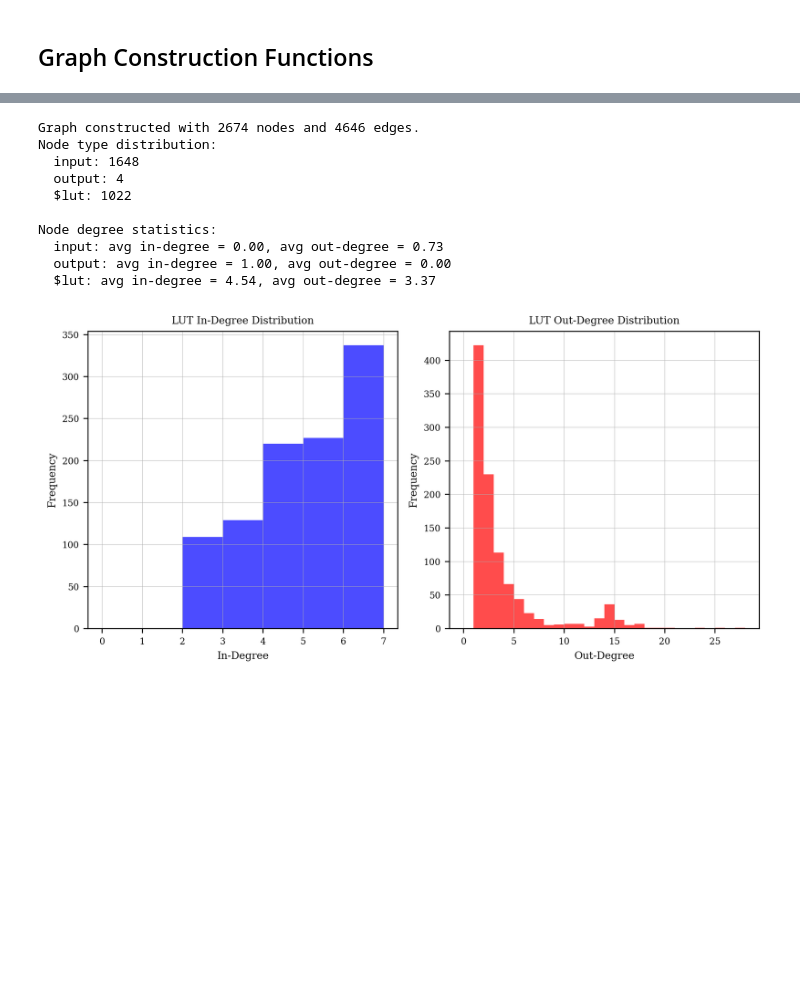
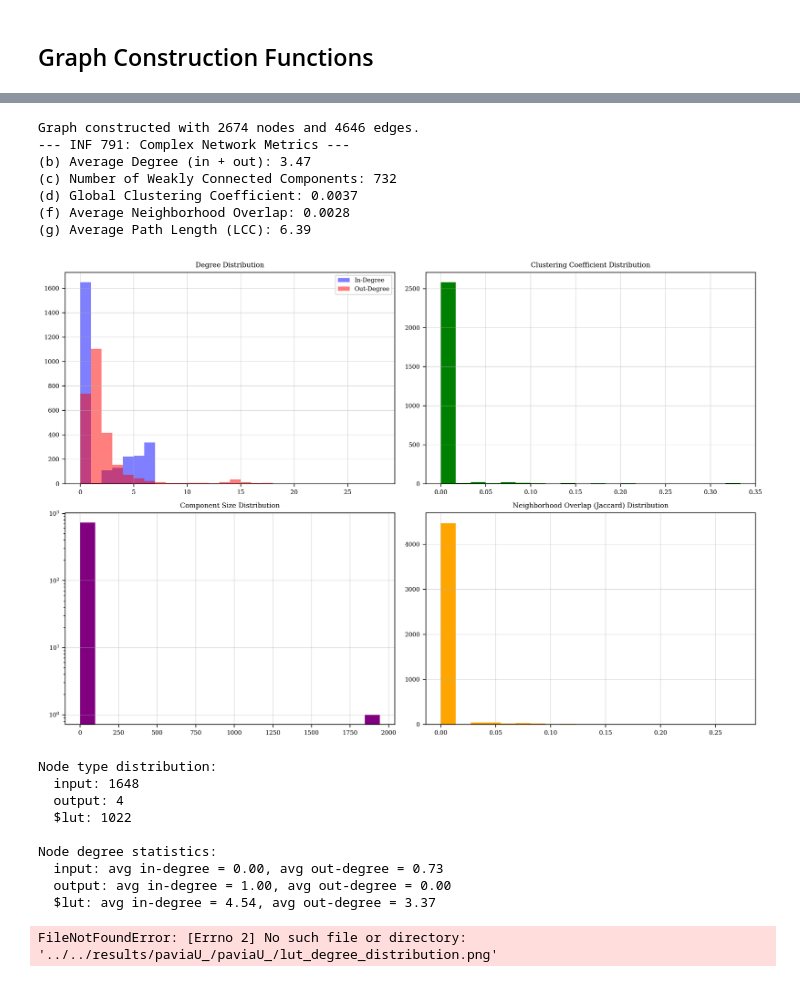
Before and after one commit to Olavo-B/LUT2Graph, a Jupyter notebook: misc/examples/lut2networkx.ipynb, the cells around one changed output, grey strips where cells are left out. Saved outputs shown, nothing was run; the diff lists cells and outputs as text; code cells hidden in the pictures; blank space fills up the shorter version.

```diff
--- a/misc/examples/lut2networkx.ipynb
+++ b/misc/examples/lut2networkx.ipynb
@@ -61,11 +61,12 @@ plt.rcParams.update({
 })
 # %%
 DATA_PATH = Path("../data")
-RESULTS_PATH = Path("../../results")
+
+GRAPH_NAME = "paviaU_"
+JSON_FILE = DATA_PATH / f"{GRAPH_NAME}.json"
+
+RESULTS_PATH = Path("../../results") / GRAPH_NAME
 RESULTS_PATH.mkdir(parents=True, exist_ok=True)
-
-GRAPH_NAME = "result"
-JSON_FILE = DATA_PATH / f"{GRAPH_NAME}.json"
 # %% [markdown]
 ## Visualization Functions
 # %%
@@ -199,7 +262,12 @@ def get_edge_strength(graph, edge):
 # Execute the pipeline
 G = build_graph_from_yosys(JSON_FILE)
 
+# Export to gephi
+nx.write_gexf(G, RESULTS_PATH / "graph.gexf")
+
 print(f"Graph constructed with {G.number_of_nodes()} nodes and {G.number_of_edges()} edges.")
+
+calculate_tp1_metrics(G)
 
 # Get node statistics
 node_types = {}
@@ -223,41 +291,48 @@ for node, data in G.nodes(data=True):
             'out_degree': []
         }
 
     degree_stats[node_type]['in_degree'].append(in_degree)
     degree_stats[node_type]['out_degree'].append(out_degree)
 print("\nNode degree statistics:")
 for node_type, stats in degree_stats.items():
     avg_in = np.mean(stats['in_degree'])
     avg_out = np.mean(stats['out_degree'])
     print(f"  {node_type}: avg in-degree = {avg_in:.2f}, avg out-degree = {avg_out:.2f}")
 
 # Plot degree distribution for LUT nodes
 lut_in_degrees = degree_stats.get('$lut', {}).get('in_degree', [])
 lut_out_degrees = degree_stats.get('$lut', {}).get('out_degree', [])
 plt.figure(figsize=(8, 4))
 plt.subplot(1, 2, 1)
 plt.hist(lut_in_degrees, bins=range(max(lut_in_degrees)+2
 ), alpha=0.7, color='blue')
 plt.title('LUT In-Degree Distribution')
 plt.xlabel('In-Degree')
 plt.ylabel('Frequency')
 plt.subplot(1, 2, 2)
 plt.hist(lut_out_degrees, bins=range(max(lut_out_degrees)+2), alpha=0.7, color='red')
 plt.title('LUT Out-Degree Distribution')
 plt.xlabel('Out-Degree')
 plt.ylabel('Frequency')
 plt.tight_layout()
-plt.savefig(RESULTS_PATH / GRAPH_NAME / "lut_degree_distribution.png")
+plt.savefig(RESULTS_PATH  / "lut_degree_distribution.png")
 plt.show()
 # %% [output]
 Graph constructed with 2674 nodes and 4646 edges.
-Node type distribution:
-  input: 1648
-  output: 4
-  $lut: 1022
-
-Node degree statistics:
-  input: avg in-degree = 0.00, avg out-degree = 0.73
-  output: avg in-degree = 1.00, avg out-degree = 0.00
-  $lut: avg in-degree = 4.54, avg out-degree = 3.37
+--- INF 791: Complex Network Metrics ---
+(b) Average Degree (in + out): 3.47
+(c) Number of Weakly Connected Components: 732
+(d) Global Clustering Coefficient: 0.0037
+(f) Average Neighborhood Overlap: 0.0028
+(g) Average Path Length (LCC): 6.39
-[figure, old version]
+[figure, new version]
+Node type distribution:
+  input: 1648
+  output: 4
+  $lut: 1022
+
+Node degree statistics:
+  input: avg in-degree = 0.00, avg out-degree = 0.73
+  output: avg in-degree = 1.00, avg out-degree = 0.00
+  $lut: avg in-degree = 4.54, avg out-degree = 3.37
+FileNotFoundError: [Errno 2] No such file or directory: '../../results/paviaU_/paviaU_/lut_degree_distribution.png'
```
Also changed, not shown: parts of 3 cells of this notebook.
